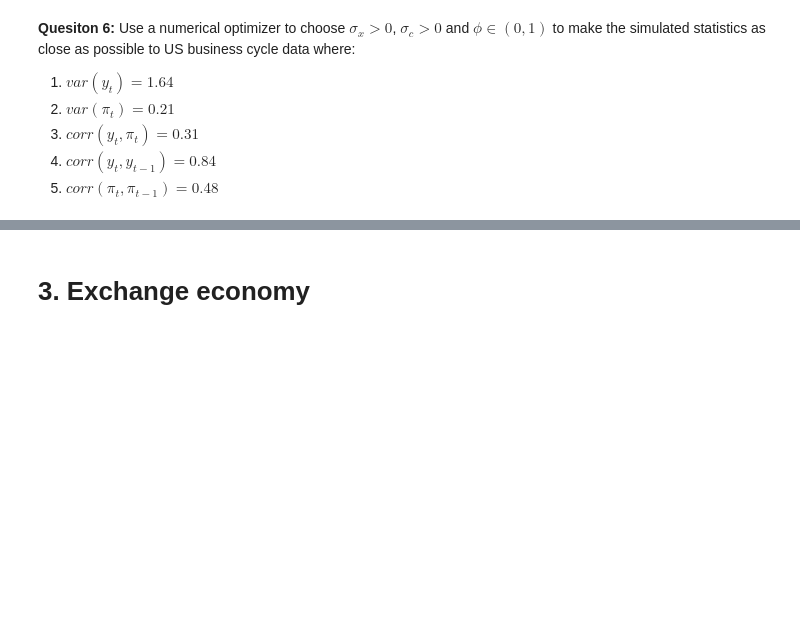
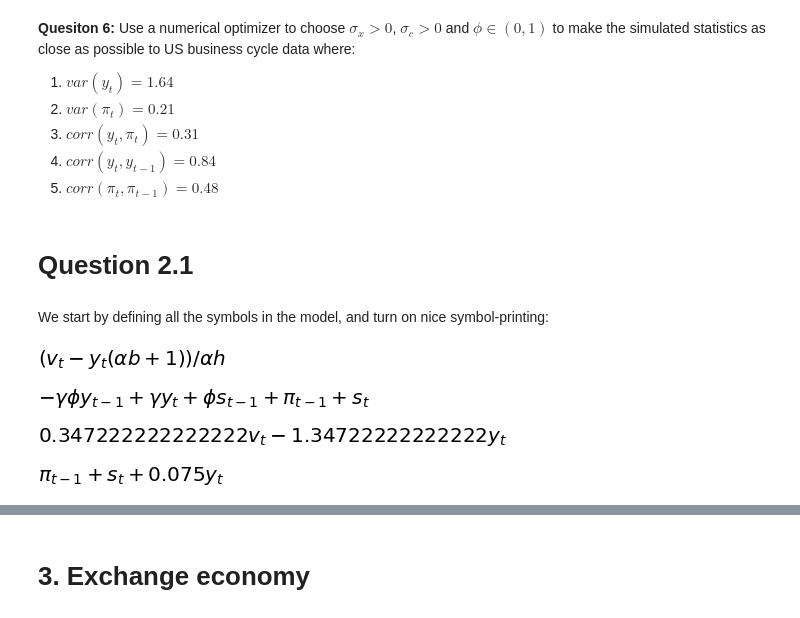
Before and after one commit to NumEconCopenhagen/projects-2019-tba, a Jupyter notebook: examproject/exam_2019.ipynb, the cells around one changed output, grey strips where cells are left out. Drawn from its saved outputs; the diff is of its cells as text; code cells hidden in the pictures; blank space fills up the shorter version.

```diff
--- a/examproject/exam_2019.ipynb
+++ b/examproject/exam_2019.ipynb
@@ -461,3 +461,26 @@ par['sigma_c'] = 0.2
 3. $corr(y_t,\pi_t) = 0.31$
 4. $corr(y_t,y_{t-1}) = 0.84$
 5. $corr(\pi_t,\pi_{t-1}) = 0.48$
+# %% [markdown]
+# Question 2.1
+# %% [markdown]
+We start by defining all the symbols in the model, and turn on nice symbol-printing:
+# %%
+#for nice printing
+sm.init_printing(use_unicode=True)
+
+#Define all the symbols of the model:
+alpha = sm.symbols('alpha')
+h = sm.symbols('h')
+b = sm.symbols('b')
+phi = sm.symbols('phi')
+gamma = sm.symbols('gamma')
+r= sm.symbols('r')
+vt= sm.symbols('v_t')
+yt= sm.symbols('y_t')
+pi= sm.symbols('pi')
+phi= sm.symbols('phi')
+st= sm.symbols('s_t')
+pit_1= sm.symbols('pi_t-1')
+yt_1=sm.symbols('y_t-1')
+st_1=sm.symbols('s_t-1')
@@ -463,0 +489,22 @@ par['sigma_c'] = 0.2
+# %%
+#Define Equations:
+AD= (1/(h*alpha))*(vt-(yt*(1+b*alpha)))
+SRAS=pit_1+(gamma*yt)-(phi*gamma*yt_1)+st+(phi*st_1)
+# %%
+AD #check that it worked
+# %% [output]
+[figure, added]
+# %%
+SRAS #check that it worked
+# %% [output]
+[figure, added]
+# %%
+AD1=(1/(par['h']*par['alpha']))*(vt-(yt*(1+par['b']*par['alpha'])))
+AD1
+# %% [output]
+[figure, added]
+# %%
+SRAS1=pit_1+(par['gamma']*yt)-(par['phi']*par['gamma']*yt_1)+st+(par['phi']*st_1)
+SRAS1
+# %% [output]
+[figure, added]
```
Also changed, not shown: parts of 71 cells of this notebook.
